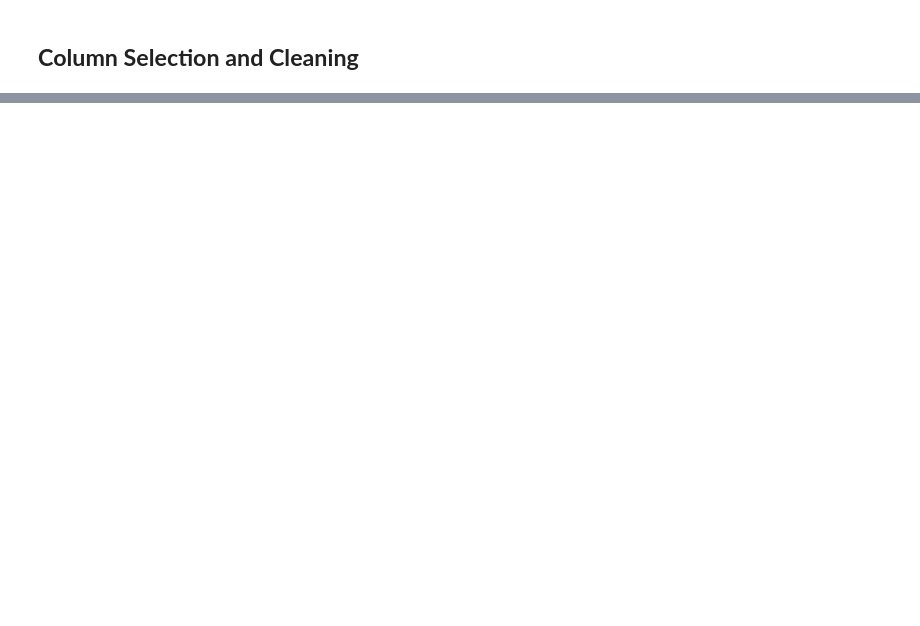
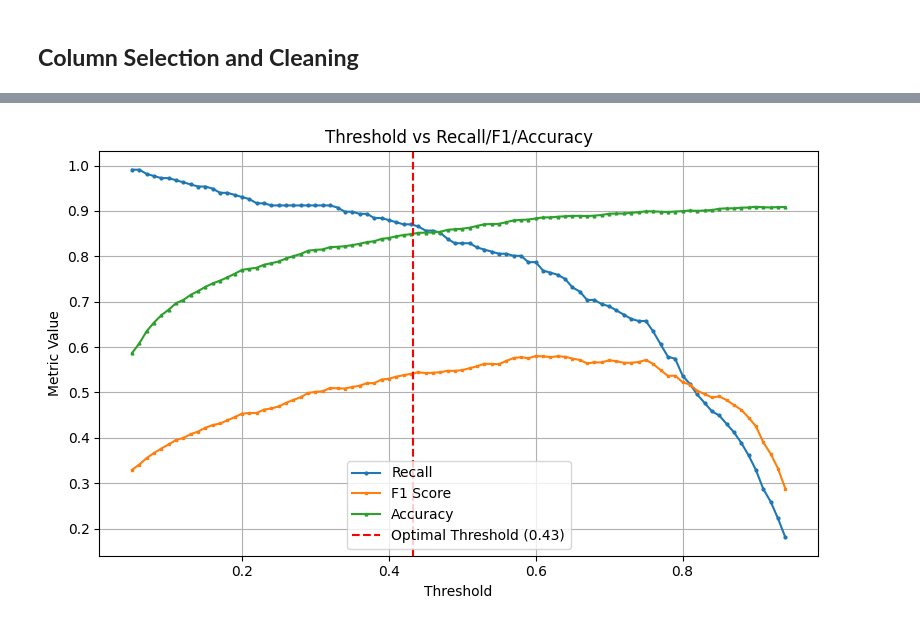
Before and after one commit to Yajeshchandra/Societal-challenges-datathon, a Jupyter notebook: main.ipynb, the cells around one changed output, grey strips where cells are left out. Saved outputs shown, nothing was run; the diff lists cells and outputs as text; code cells hidden in the pictures; blank space fills up the shorter version.

```diff
--- a/main.ipynb
+++ b/main.ipynb
@@ -1661,0 +412,6 @@ plt.show()
+# %%
+# 14. Preventive Aspirin
+preventive_aspirin = align_seqn(load_xpt('preventive_aspirin_use', ['SEQN', 'RXQ510']))
+preventive_aspirin = clean(preventive_aspirin, masking=False)
+cleaned_all_data['preventive_aspirin'] = preventive_aspirin
+print(f"preventive_aspirin: {preventive_aspirin.shape}")
@@ -1661,0 +420,6 @@ plt.show()
+# %%
+# 15. Physical Activity
+physical_activity = align_seqn(load_xpt('physical_activity', ['SEQN', 'PAD810Q']))
+physical_activity = clean(physical_activity, masking=False)
+cleaned_all_data['physical_activity'] = physical_activity
+print(f"physical_activity: {physical_activity.shape}")
@@ -1661,0 +430,14 @@ plt.show()
+# %%
+combine_all_data = pd.DataFrame()
+for df_name, df in cleaned_all_data.items():
+    print(f"Processing DataFrame: {df_name} with shape {df.shape}")
+    if combine_all_data.empty:
+        combine_all_data = df
+    else:
+        combine_all_data = pd.merge(combine_all_data, df, on='SEQN', how='outer')
+    print(f"Combined DataFrame shape: {combine_all_data.shape}")
+
+combine_all_data.drop("SMAQUEX2", axis=1, inplace=True, errors='ignore')
+combine_all_data = clean(combine_all_data, masking=True)
+
+print(f"\nFinal combined DataFrame shape: {combine_all_data.shape}")
@@ -1661,0 +808,17 @@ plt.show()
+# %%
+# Threshold vs Recall / F1 / Accuracy
+plt.figure(figsize=(8, 5))
+plt.plot(res["thr"], res["recall"], marker='o', markersize=2, label='Recall')
+plt.plot(res["thr"], res["f1"], marker='s', markersize=2, label='F1 Score')
+plt.plot(res["thr"], res["acc"], marker='^', markersize=2, label='Accuracy')
+plt.axvline(best_thr, color='red', linestyle='--',
+            label=f'Optimal Threshold ({best_thr:.2f})')
+plt.xlabel("Threshold")
+plt.ylabel("Metric Value")
+plt.title("Threshold vs Recall/F1/Accuracy")
+plt.legend()
+plt.grid(True)
+plt.tight_layout()
+plt.show()
+# %% [output]
+[figure, added]
```
Also changed, not shown: parts of 69 cells of this notebook, 20 other files.
